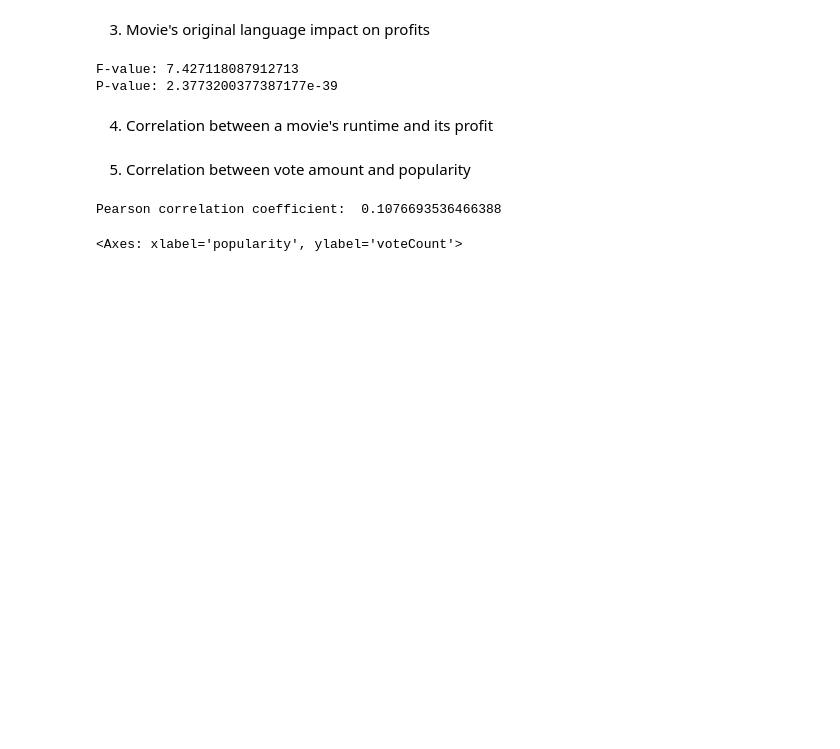
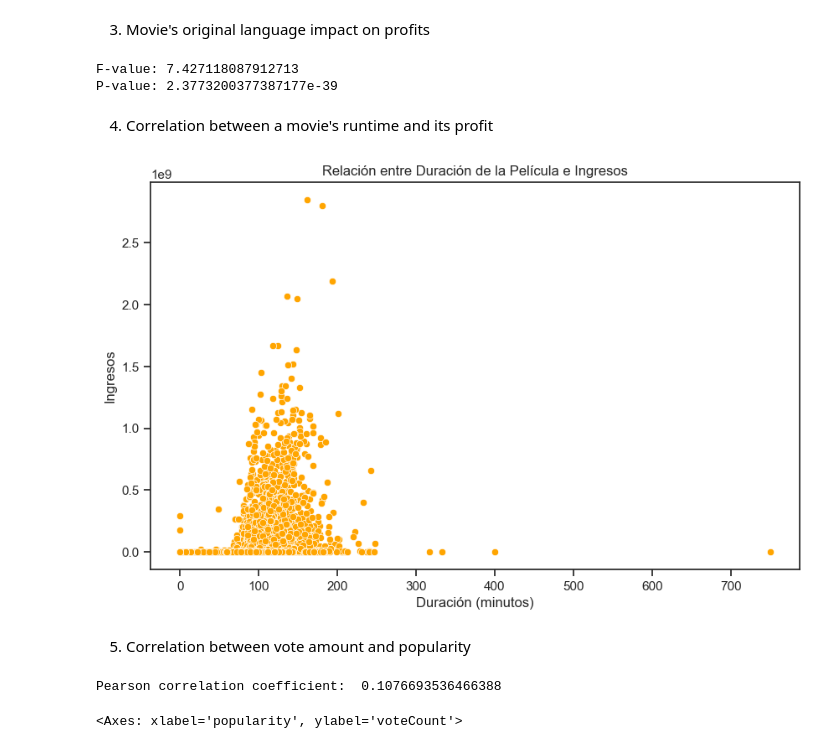
Before and after one commit to Andrea-gt/dm-hw-eda, a Jupyter notebook: answerSheet.ipynb, the cells around one changed output. Saved outputs shown, nothing was run; the diff lists cells and outputs as text; code cells hidden in the pictures; blank space fills up the shorter version.

Commit message:
feat: Correlation between a movie's runtime and its profit

```diff
--- a/answerSheet.ipynb
+++ b/answerSheet.ipynb
@@ -677,6 +677,20 @@ F-value: 7.427118087912713
 P-value: 2.3773200377387177e-39
 # %% [markdown]
 4. Correlation between a movie's runtime and its profit
+# %%
+from sklearn.linear_model import LinearRegression
+model = LinearRegression()
+
+model.fit(movies_df[['runtime']], movies_df['revenue'])
+
+plt.figure(figsize=(10, 6))
+sns.scatterplot(x='runtime', y='revenue', data=movies_df, color='orange')
+plt.title('Relación entre Duración de la Película e Ingresos')
+plt.xlabel('Duración (minutos)')
+plt.ylabel('Ingresos')
+plt.show()
+# %% [output]
+[figure, added]
 # %% [markdown]
 5. Correlation between vote amount and popularity
 # %%
```
